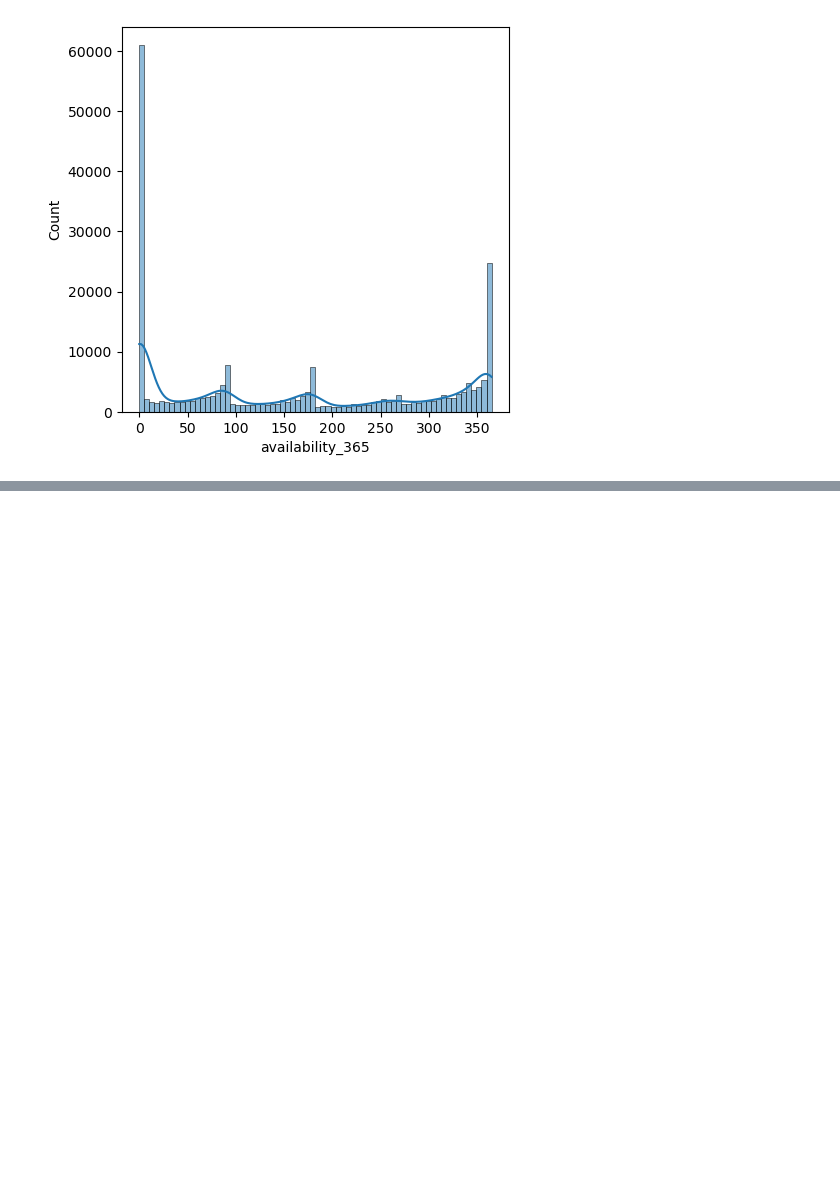
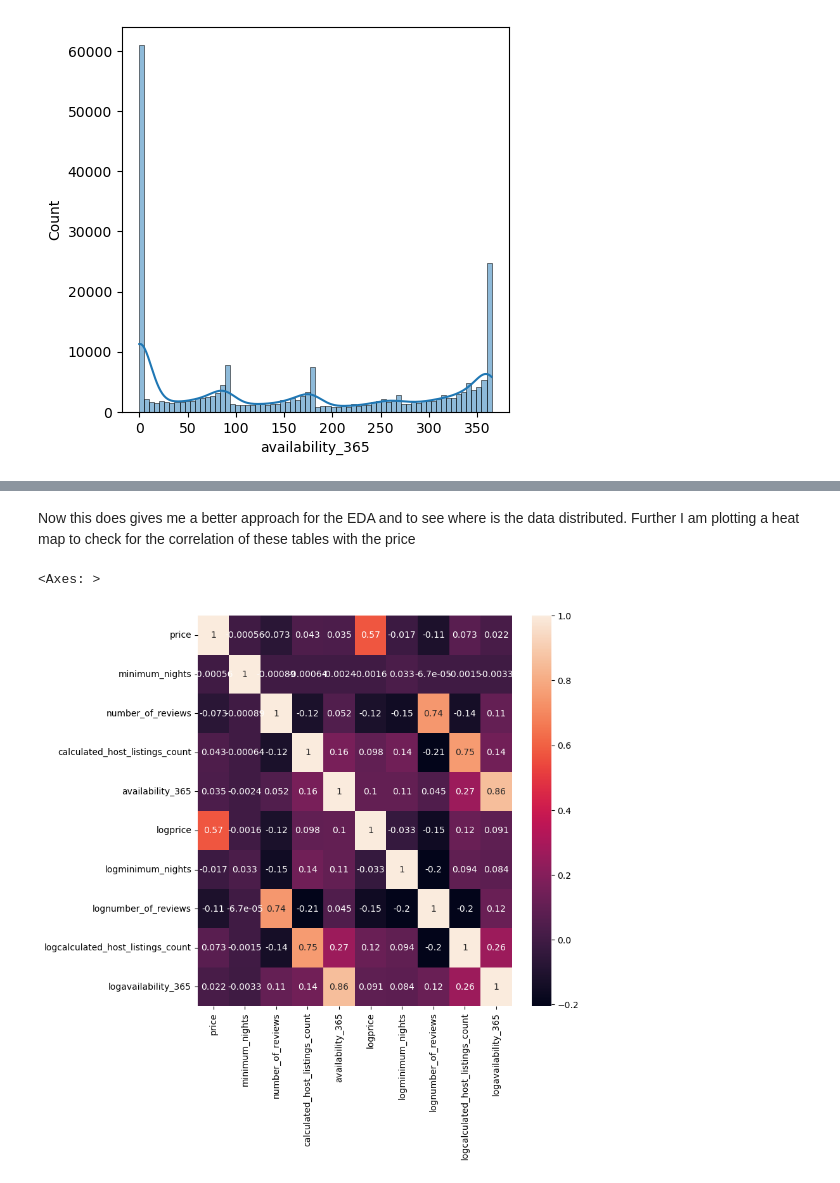
Before and after one commit to AryanSharma1017/Dynamic-Pricing-System, a Jupyter notebook: model.ipynb, the cells around one changed output, grey strips where cells are left out. Drawn from its saved outputs; the diff is of its cells as text; code cells hidden in the pictures; blank space fills up the shorter version.

```diff
--- a/model.ipynb
+++ b/model.ipynb
@@ -126,0 +169,8 @@ for n in numeric:
+# %% [markdown]
+Now this does gives me a better approach for the EDA and to see where is the data distributed. Further I am plotting a heat map to check for the correlation of these tables with the price
+# %%
+plt.figure(figsize = (8,8))
+sns.heatmap(Dataset.corr(numeric_only = True), annot = True)
+# %% [output]
+<Axes: >
+[figure, added]
```
Also changed, not shown: parts of 9 cells of this notebook.
